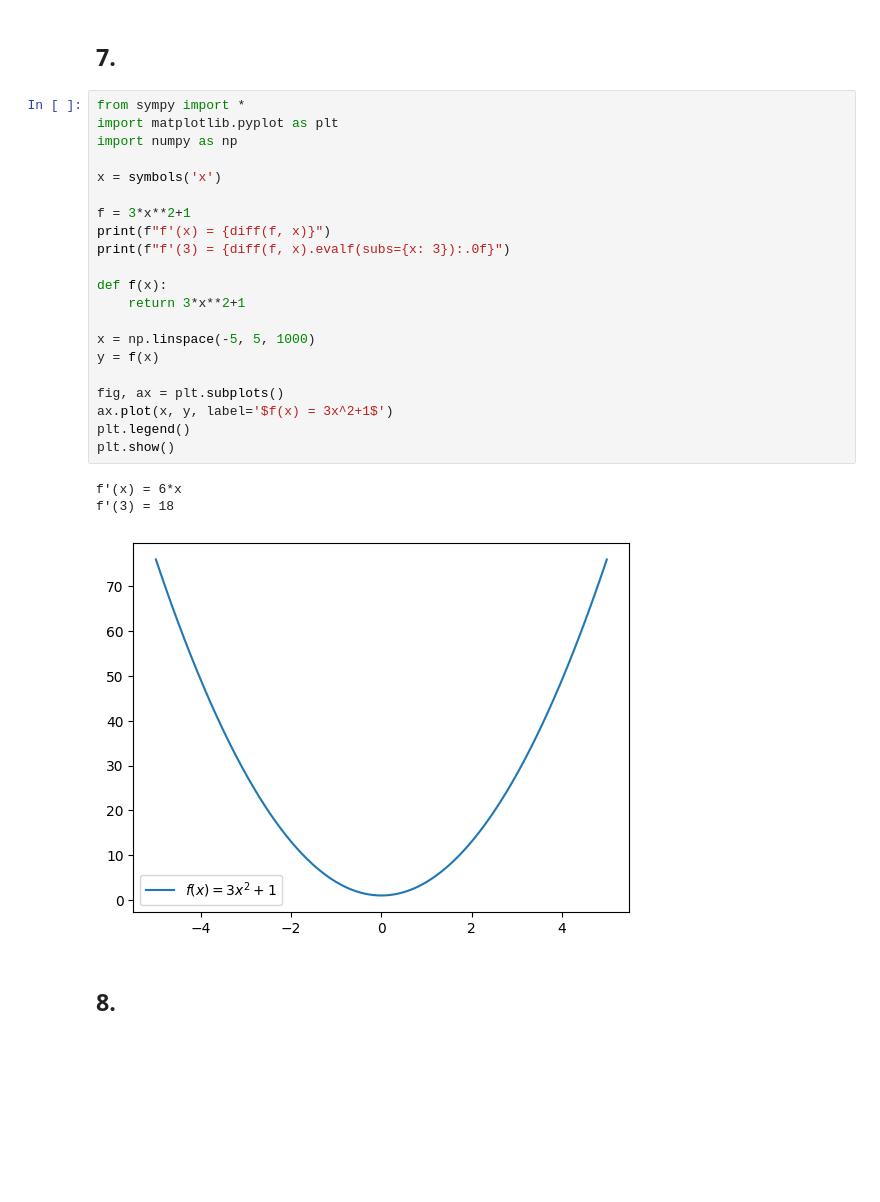
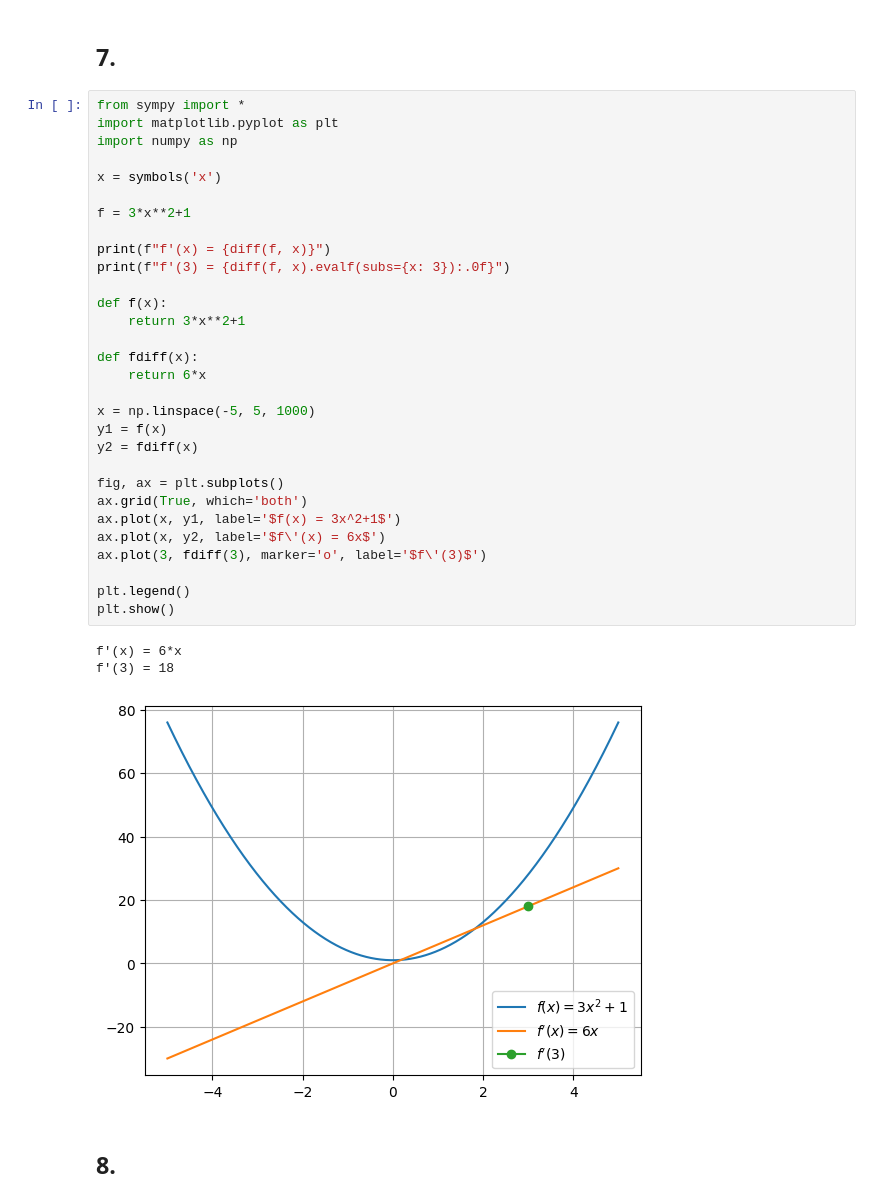
Before and after one commit to luzianscherrer/emfds, a Jupyter notebook: chapter_01.ipynb, the cells around one changed output. Drawn from its saved outputs; the diff is of its cells as text; blank space fills up the shorter version.

```diff
--- a/chapter_01.ipynb
+++ b/chapter_01.ipynb
@@ -62,28 +62,37 @@ Compound continuously: 1161.83
 # %%
 from sympy import *
 import matplotlib.pyplot as plt
 import numpy as np
 
 x = symbols('x')
 
 f = 3*x**2+1
+
 print(f"f'(x) = {diff(f, x)}")
 print(f"f'(3) = {diff(f, x).evalf(subs={x: 3}):.0f}")
 
 def f(x):
     return 3*x**2+1
 
+def fdiff(x):
+    return 6*x
+
 x = np.linspace(-5, 5, 1000)
-y = f(x)
+y1 = f(x)
+y2 = fdiff(x)
 
 fig, ax = plt.subplots()
-ax.plot(x, y, label='$f(x) = 3x^2+1$')
+ax.grid(True, which='both')
+ax.plot(x, y1, label='$f(x) = 3x^2+1$')
+ax.plot(x, y2, label='$f\'(x) = 6x$')
+ax.plot(3, fdiff(3), marker='o', label='$f\'(3)$')
+
 plt.legend()
 plt.show()
 # %% [output]
 f'(x) = 6*x
 f'(3) = 18
-[figure, old version]
+[figure, new version]
 # %% [markdown]
 ## 8.
 # %%
```
